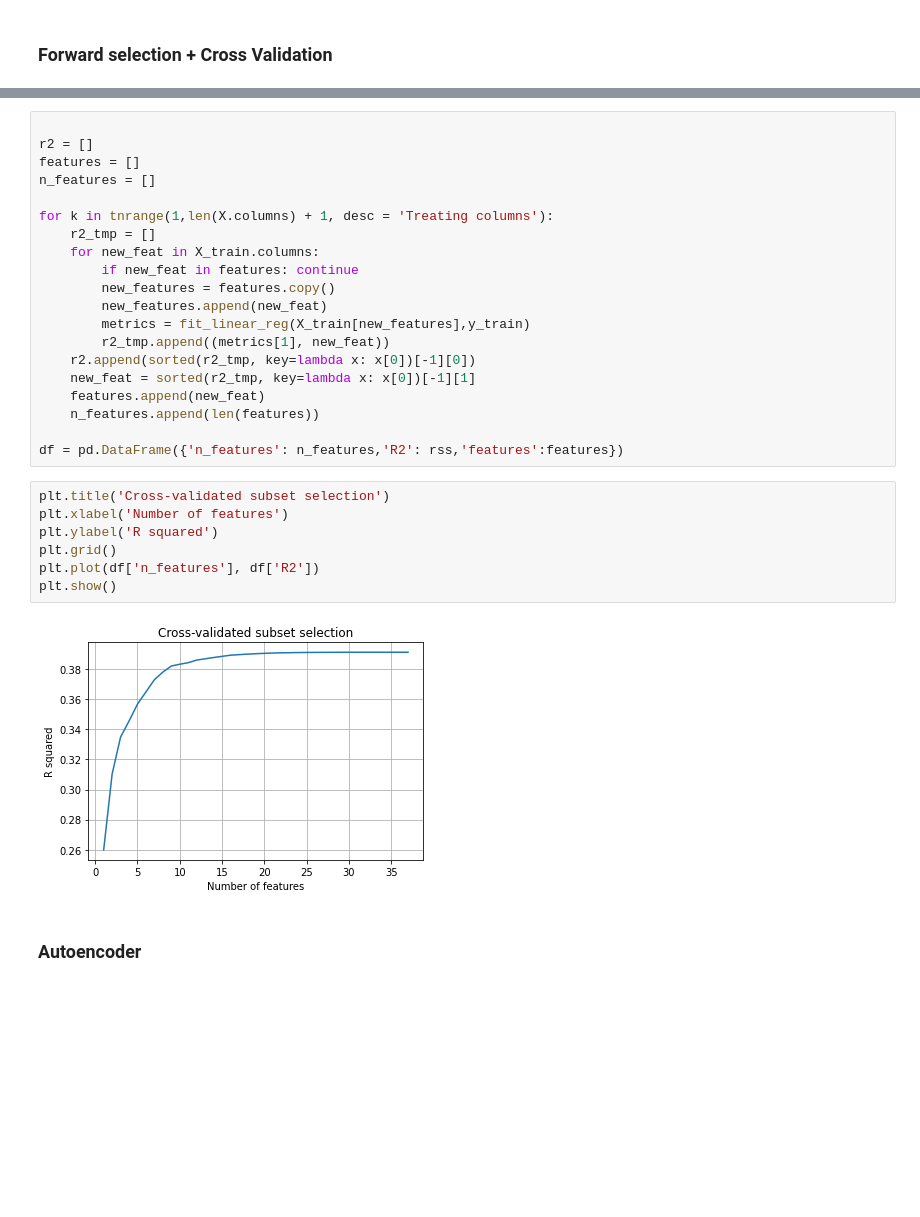
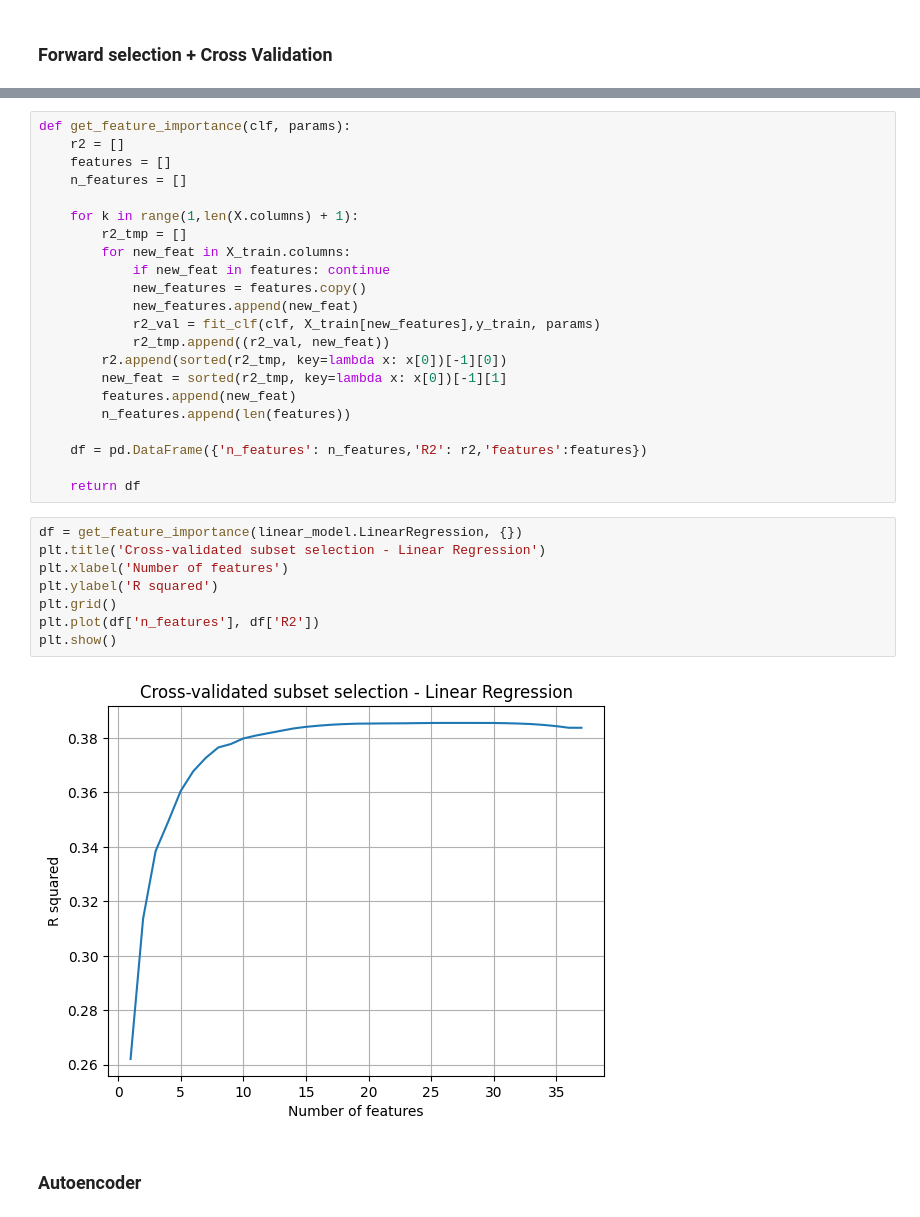
Before and after one commit to jose-melo/airbnb-berlin-price, a Jupyter notebook: src/berlin.ipynb, the cells around one changed output, grey strips where cells are left out. Drawn from its saved outputs; the diff is of its cells as text; blank space fills up the shorter version.

```diff
--- a/src/berlin.ipynb
+++ b/src/berlin.ipynb
@@ -169,32 +177,35 @@ def fit_linear_reg(X,Y):
 # %%
+def get_feature_importance(clf, params):
+	r2 = []
+	features = []
+	n_features = []
 
-r2 = []
-features = []
-n_features = []
+	for k in range(1,len(X.columns) + 1):
+		r2_tmp = []
+		for new_feat in X_train.columns:
+			if new_feat in features: continue
+			new_features = features.copy()
+			new_features.append(new_feat)
+			r2_val = fit_clf(clf, X_train[new_features],y_train, params)
+			r2_tmp.append((r2_val, new_feat))
+		r2.append(sorted(r2_tmp, key=lambda x: x[0])[-1][0])
+		new_feat = sorted(r2_tmp, key=lambda x: x[0])[-1][1]
+		features.append(new_feat)
+		n_features.append(len(features))
 
-for k in tnrange(1,len(X.columns) + 1, desc = 'Treating columns'):
-	r2_tmp = []
-	for new_feat in X_train.columns:
-		if new_feat in features: continue
-		new_features = features.copy()
-		new_features.append(new_feat)
-		metrics = fit_linear_reg(X_train[new_features],y_train)
-		r2_tmp.append((metrics[1], new_feat))
-	r2.append(sorted(r2_tmp, key=lambda x: x[0])[-1][0])
-	new_feat = sorted(r2_tmp, key=lambda x: x[0])[-1][1]
-	features.append(new_feat)
-	n_features.append(len(features))
+	df = pd.DataFrame({'n_features': n_features,'R2': r2,'features':features})
 
-df = pd.DataFrame({'n_features': n_features,'R2': rss,'features':features})
+	return df
 # %%
-plt.title('Cross-validated subset selection')
+df = get_feature_importance(linear_model.LinearRegression, {})
+plt.title('Cross-validated subset selection - Linear Regression')
 plt.xlabel('Number of features')
 plt.ylabel('R squared')
 plt.grid()
 plt.plot(df['n_features'], df['R2'])
 plt.show()
 # %% [output]
-[figure, old version]
+[figure, new version]
 # %% [markdown]
 ### Autoencoder
 # %%
```
Also changed, not shown: parts of 15 cells of this notebook.
